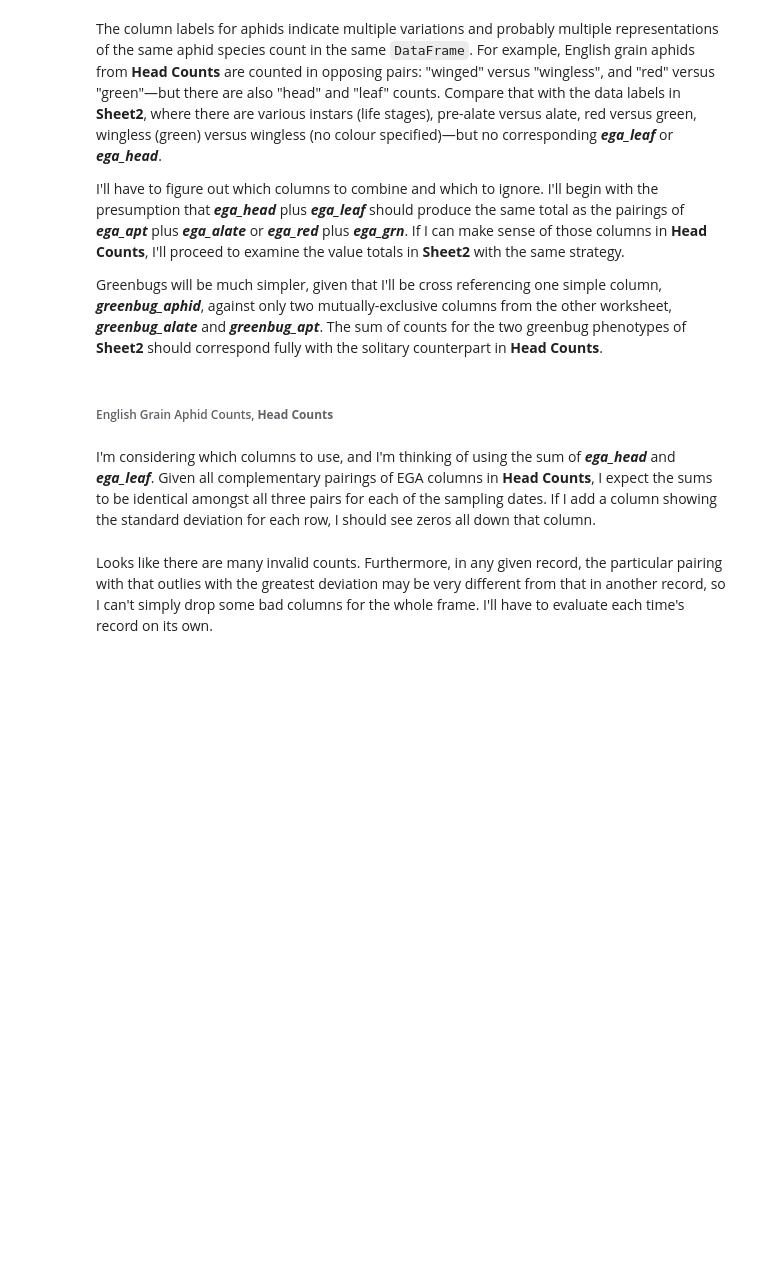
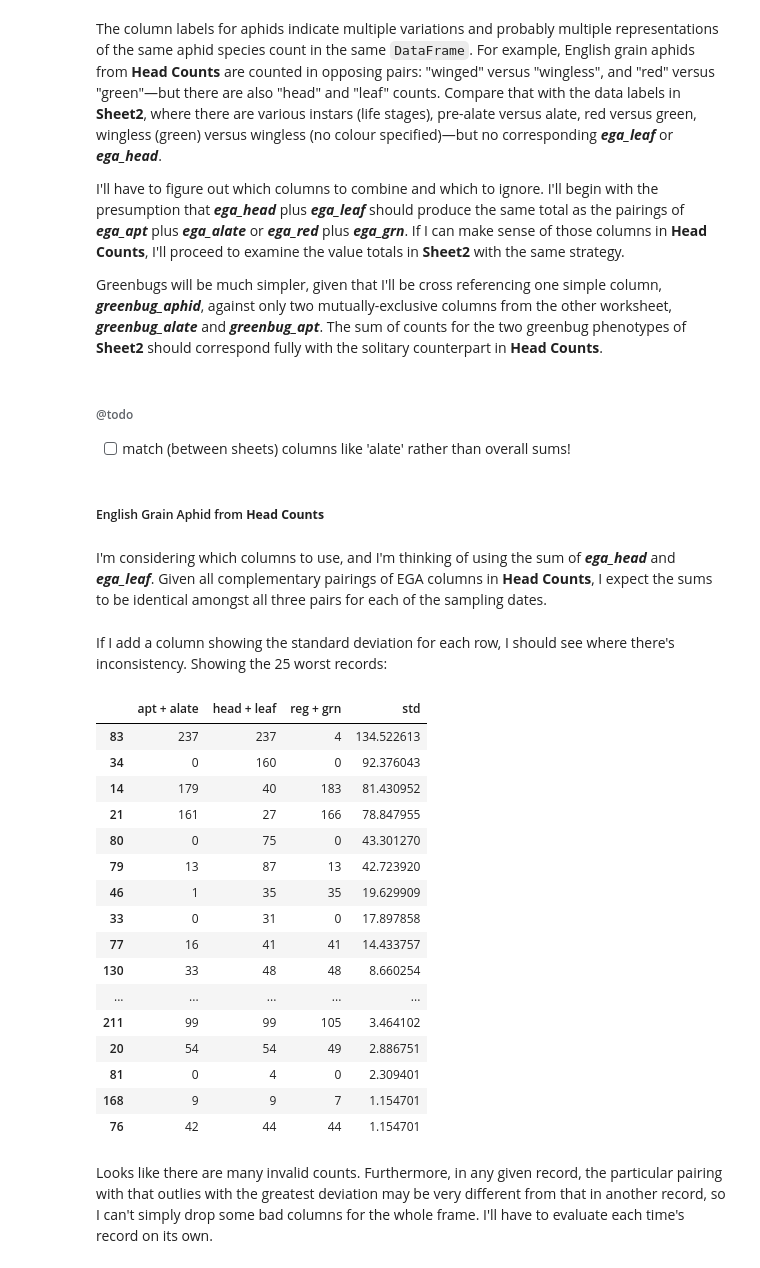
Before and after one commit to devvyn/aafc-field-data, a Jupyter notebook: notebook/projects/2016-sweep-vs-tiller/2016-sweep-vs-tiller.ipynb, the cells around one changed output. Drawn from its saved outputs; the diff is of its cells as text; code cells hidden in the pictures; blank space fills up the shorter version.

Commit message:
:construction: :memo: WIP zscore analysis for aphid sums proof of concept works; need implementation

```diff
--- a/notebook/projects/2016-sweep-vs-tiller/2016-sweep-vs-tiller.ipynb
+++ b/notebook/projects/2016-sweep-vs-tiller/2016-sweep-vs-tiller.ipynb
@@ -1550,11 +1542,15 @@ The column labels for aphids indicate multiple variations and probably multiple
 I'll have to figure out which columns to combine and which to ignore. I'll begin with the presumption that ***ega_head*** plus ***ega_leaf*** should produce the same total as the pairings of ***ega_apt*** plus ***ega_alate*** or ***ega_red*** plus ***ega_grn***. If I can make sense of those columns in **Head Counts**, I'll proceed to examine the value totals in **Sheet2** with the same strategy.
 
 Greenbugs will be much simpler, given that I'll be cross referencing one simple column, **_greenbug_aphid_**, against only two mutually-exclusive columns from the other worksheet, **_greenbug_alate_** and **_greenbug_apt_**. The sum of counts for the two greenbug phenotypes of **Sheet2** should correspond fully with the solitary counterpart in **Head Counts**.
+# %% [markdown]
+###### @todo
+
+- [ ] match (between sheets) columns like 'alate' rather than overall sums!
 # %% [markdown]
-###### English Grain Aphid Counts, **Head Counts**
+##### English Grain Aphid from **Head Counts**
 # %% [markdown]
 I'm considering which columns to use, and I'm thinking of using the sum of ***ega_head*** and ***ega_leaf***.
-Given all complementary pairings of EGA columns in **Head Counts**, I expect the sums to be identical amongst all three pairs for each of the sampling dates. If I add a column showing the standard deviation for each row, I should see zeros all down that column.
+Given all complementary pairings of EGA columns in **Head Counts**, I expect the sums to be identical amongst all three pairs for each of the sampling dates.
 # %%
 hc_ega_sums = pandas.concat(
     {
@@ -1572,2 +1563,37 @@ hc_ega_sums = pandas.concat(
+# %% [markdown]
+If I add a column showing the standard deviation for each row, I should see where there's inconsistency. Showing the 25 worst records:
+# %%
+pandas.options.display.max_rows = 25
+pandas.concat(
+    (
+        hc_ega_sums,
+        pandas.Series(
+            data=hc_ega_sums.std(axis='columns'),
+            name='std',
+        ),
+    ),
+    axis='columns',
+).sort_values(
+    by='std',
+    ascending=False
+).head(25)
+# %% [output]
+|  | apt + alate | head + leaf | reg + grn | std |
+| 83 | 237 | 237 | 4 | 134.522613 |
+| 34 | 0 | 160 | 0 | 92.376043 |
+| 14 | 179 | 40 | 183 | 81.430952 |
+| 21 | 161 | 27 | 166 | 78.847955 |
+| 80 | 0 | 75 | 0 | 43.301270 |
+| 79 | 13 | 87 | 13 | 42.723920 |
+| 46 | 1 | 35 | 35 | 19.629909 |
+| 33 | 0 | 31 | 0 | 17.897858 |
+| 77 | 16 | 41 | 41 | 14.433757 |
+| 130 | 33 | 48 | 48 | 8.660254 |
+| ... | ... | ... | ... | ... |
+| 211 | 99 | 99 | 105 | 3.464102 |
+| 20 | 54 | 54 | 49 | 2.886751 |
+| 81 | 0 | 4 | 0 | 2.309401 |
+| 168 | 9 | 9 | 7 | 1.154701 |
+| 76 | 42 | 44 | 44 | 1.154701 |
 # %% [markdown]
 Looks like there are many invalid counts. Furthermore, in any given record, the particular pairing with that outlies with the greatest deviation may be very different from that in another record, so I can't simply drop some bad columns for the whole frame. I'll have to evaluate each time's record on its own.
```
Also changed, not shown: parts of 14 cells of this notebook.
